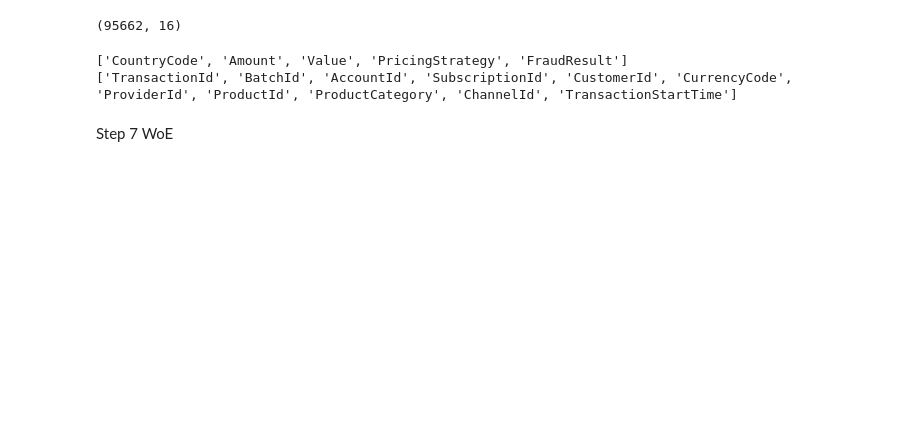
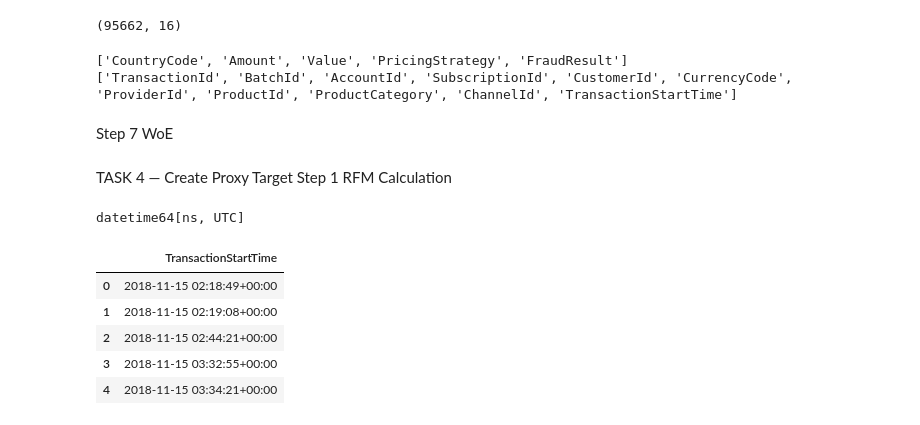
Before and after one commit to Sosna-mehrete/credit-risk-model, a Jupyter notebook: notebooks/eda.ipynb, the cells around one changed output. Drawn from its saved outputs; the diff is of its cells as text; code cells hidden in the pictures; blank space fills up the shorter version.

Commit message:
Complete Task 4: Create Proxy Target

```diff
--- a/notebooks/eda.ipynb
+++ b/notebooks/eda.ipynb
@@ -225,3 +225,12 @@ preprocessor = ColumnTransformer(
 )
 # %% [markdown]
 Step 7 WoE
+# %% [markdown]
+TASK 4 — Create Proxy Target
+Step 1 RFM Calculation
+# %%
+df["TransactionStartTime"] = pd.to_datetime(df["TransactionStartTime"])
+# %%
+df["TransactionStartTime"].dtype
+# %% [output]
+datetime64[ns, UTC]
@@ -227,0 +239,9 @@ Step 7 WoE
+# %%
+df[["TransactionStartTime"]].head()
+# %% [output]
+|  | TransactionStartTime |
+| 0 | 2018-11-15 02:18:49+00:00 |
+| 1 | 2018-11-15 02:19:08+00:00 |
+| 2 | 2018-11-15 02:44:21+00:00 |
+| 3 | 2018-11-15 03:32:55+00:00 |
+| 4 | 2018-11-15 03:34:21+00:00 |
```
Also changed, not shown: parts of 18 cells of this notebook, 1 other file.
